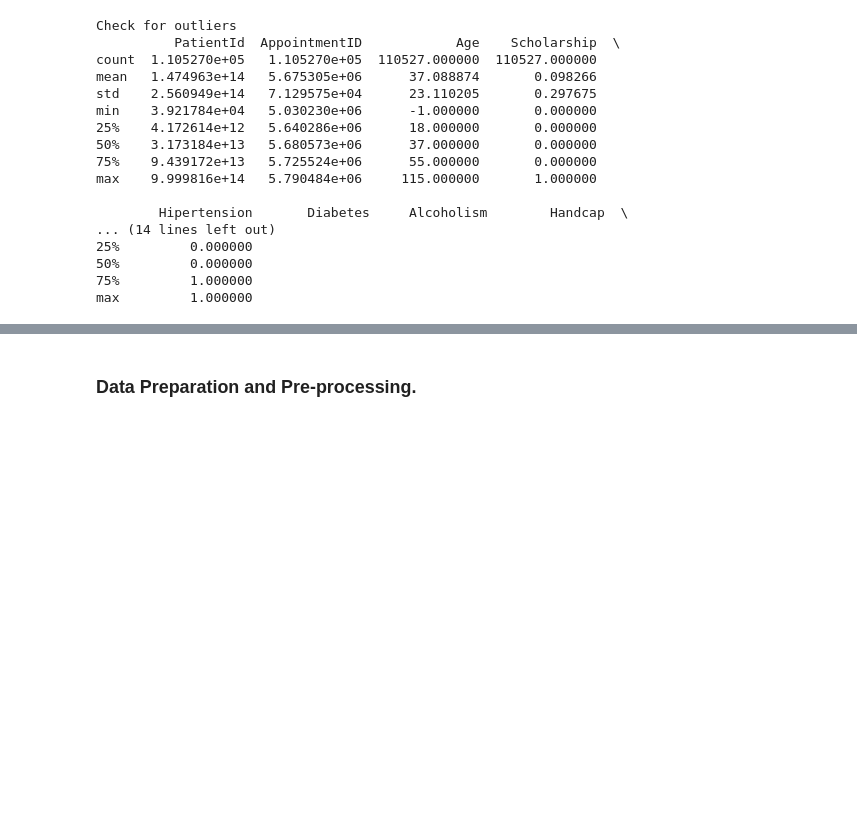
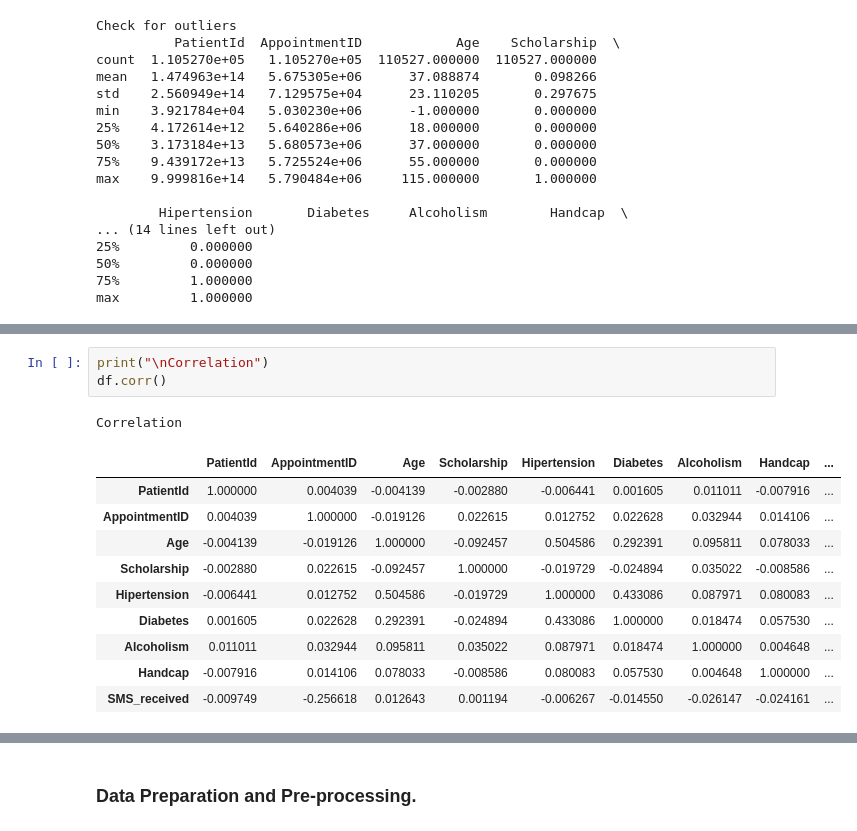
Before and after one commit to philipobiorah/no_show_appointments, a Jupyter notebook: No_show_appointments.ipynb, the cells around one changed output, grey strips where cells are left out. Saved outputs shown, nothing was run; the diff lists cells and outputs as text; blank space fills up the shorter version.

```diff
--- a/No_show_appointments.ipynb
+++ b/No_show_appointments.ipynb
@@ -111,0 +229,15 @@ max         1.000000
+# %%
+print("\nCorrelation")
+df.corr()
+# %% [output]
+Correlation
+|  | PatientId | AppointmentID | Age | Scholarship | Hipertension | Diabetes | Alcoholism | Handcap | ... |
+| PatientId | 1.000000 | 0.004039 | -0.004139 | -0.002880 | -0.006441 | 0.001605 | 0.011011 | -0.007916 | ... |
+| AppointmentID | 0.004039 | 1.000000 | -0.019126 | 0.022615 | 0.012752 | 0.022628 | 0.032944 | 0.014106 | ... |
+| Age | -0.004139 | -0.019126 | 1.000000 | -0.092457 | 0.504586 | 0.292391 | 0.095811 | 0.078033 | ... |
+| Scholarship | -0.002880 | 0.022615 | -0.092457 | 1.000000 | -0.019729 | -0.024894 | 0.035022 | -0.008586 | ... |
+| Hipertension | -0.006441 | 0.012752 | 0.504586 | -0.019729 | 1.000000 | 0.433086 | 0.087971 | 0.080083 | ... |
+| Diabetes | 0.001605 | 0.022628 | 0.292391 | -0.024894 | 0.433086 | 1.000000 | 0.018474 | 0.057530 | ... |
+| Alcoholism | 0.011011 | 0.032944 | 0.095811 | 0.035022 | 0.087971 | 0.018474 | 1.000000 | 0.004648 | ... |
+| Handcap | -0.007916 | 0.014106 | 0.078033 | -0.008586 | 0.080083 | 0.057530 | 0.004648 | 1.000000 | ... |
+| SMS_received | -0.009749 | -0.256618 | 0.012643 | 0.001194 | -0.006267 | -0.014550 | -0.026147 | -0.024161 | ... |
```
Also changed, not shown: parts of 16 cells of this notebook.
